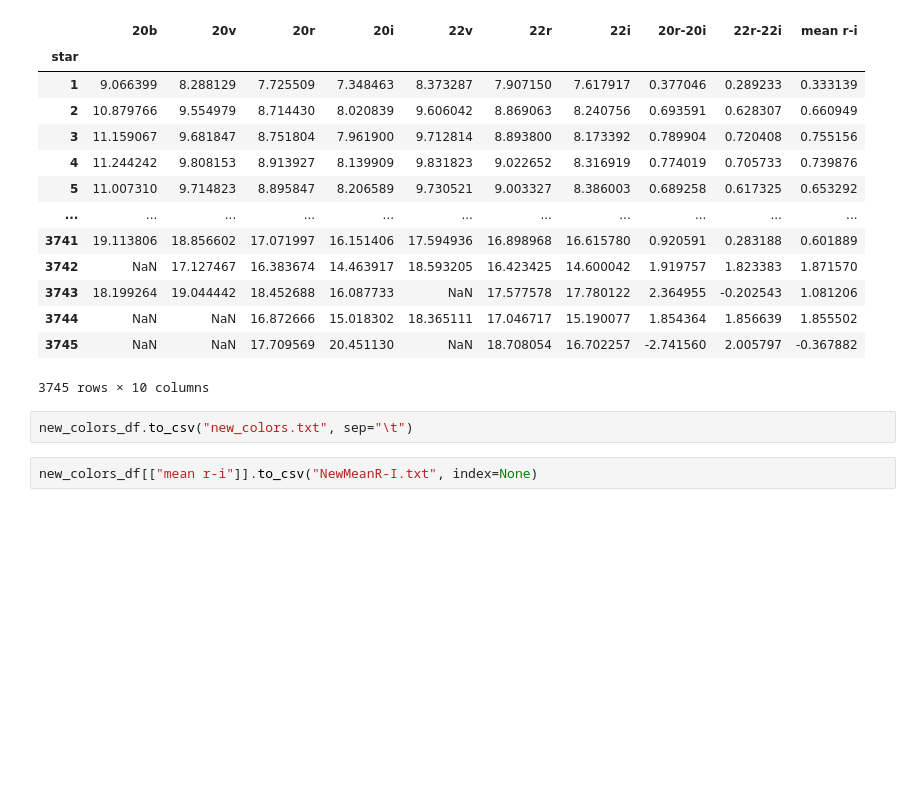
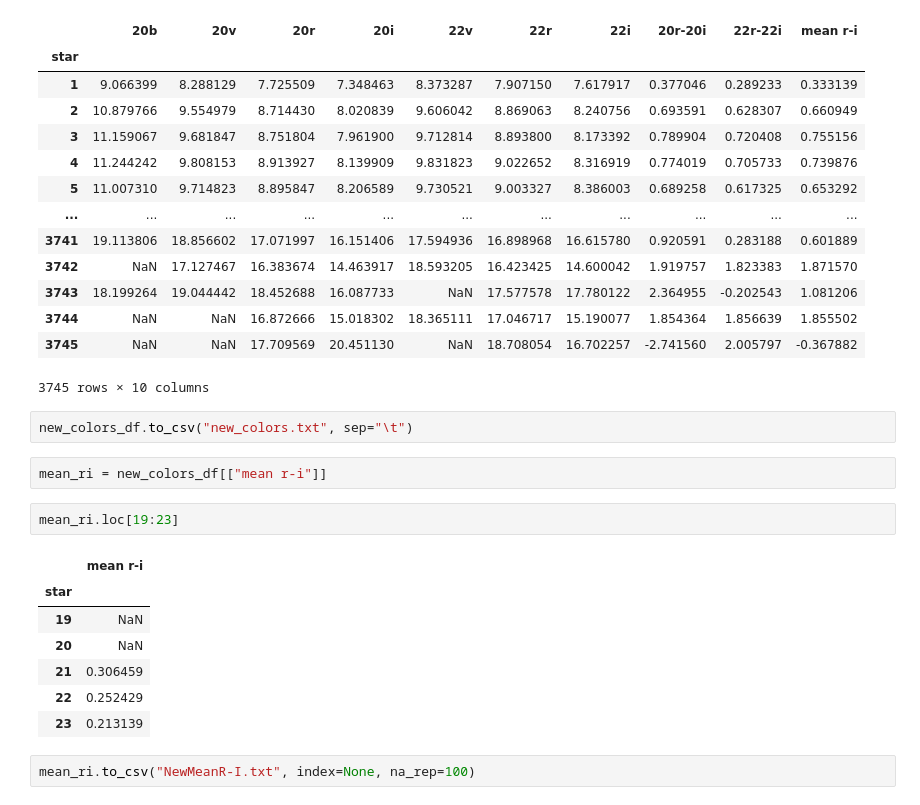
Before and after one commit to LutherAstrophysics/suman-analysis, a Jupyter notebook: color/extract_colors.ipynb, the cells around one changed output. Saved outputs shown, nothing was run; the diff lists cells and outputs as text; blank space fills up the shorter version.

Commit message:
Update MeanRI to replace nan with 100

```diff
--- a/color/extract_colors.ipynb
+++ b/color/extract_colors.ipynb
@@ -274,7 +274,19 @@ new_colors_df
 | 3744 | NaN | NaN | 16.872666 | 15.018302 | 18.365111 | 17.046717 | 15.190077 | 1.854364 | 1.856639 | 1.855502 |
 | 3745 | NaN | NaN | 17.709569 | 20.451130 | NaN | 18.708054 | 16.702257 | -2.741560 | 2.005797 | -0.367882 |
 3745 rows × 10 columns
-# %%
-new_colors_df.to_csv("new_colors.txt", sep="\t")
-# %%
-new_colors_df[["mean r-i"]].to_csv("NewMeanR-I.txt", index=None)
+# %%
+new_colors_df.to_csv("new_colors.txt", sep="\t")
+# %%
+mean_ri = new_colors_df[["mean r-i"]]
+# %%
+mean_ri.loc[19:23]
+# %% [output]
+|  | mean r-i |
+| star |  |
+| 19 | NaN |
+| 20 | NaN |
+| 21 | 0.306459 |
+| 22 | 0.252429 |
+| 23 | 0.213139 |
+# %%
+mean_ri.to_csv("NewMeanR-I.txt", index=None, na_rep=100)
```
Also changed, not shown: 1 other file.
